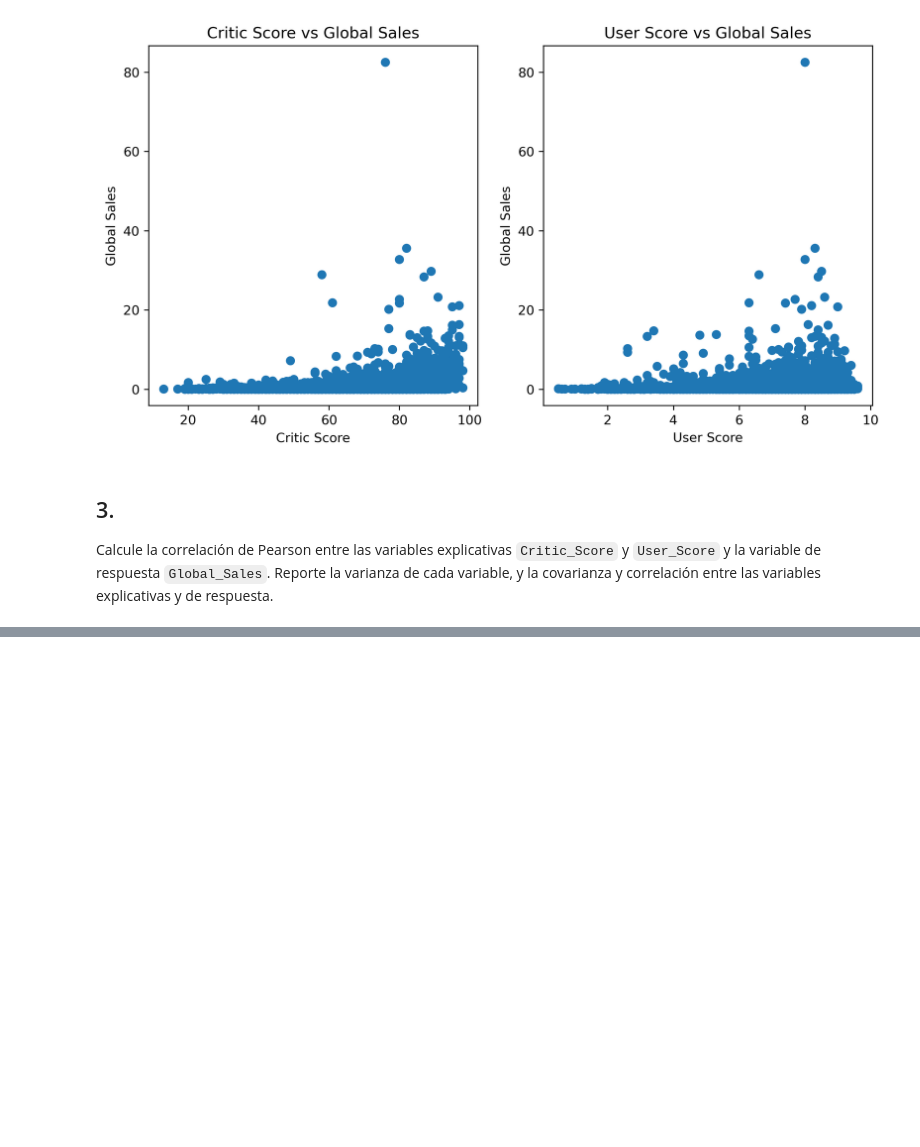
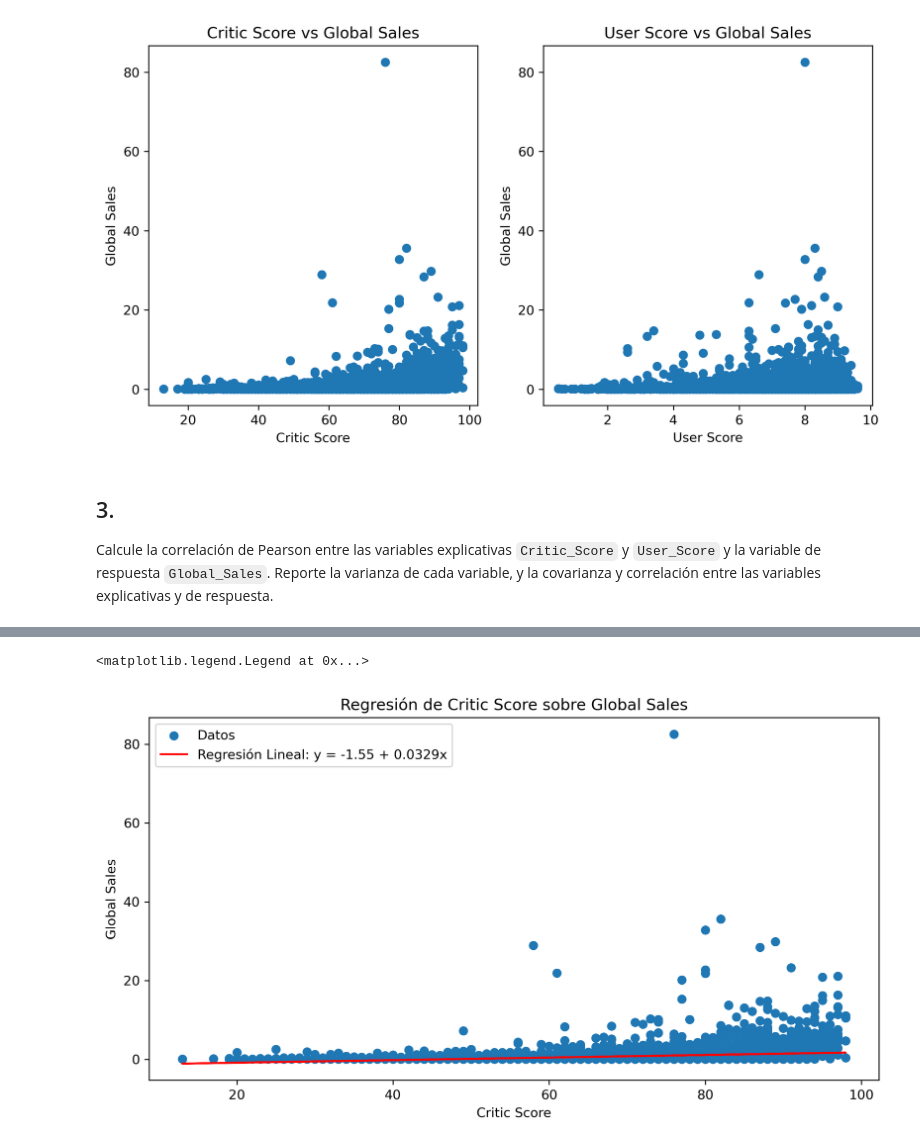
Before and after one commit to SysBioengLab/IIQ3402-Statistical-Design, a Jupyter notebook: Ayudantias/Ayudantia6_IntroModelosDeRegresion.ipynb, the cells around one changed output, grey strips where cells are left out. Cells and saved outputs as stored; diff of their text form; code cells hidden in the pictures; blank space fills up the shorter version.

```diff
--- a/Ayudantias/Ayudantia6_IntroModelosDeRegresion.ipynb
+++ b/Ayudantias/Ayudantia6_IntroModelosDeRegresion.ipynb
@@ -142,0 +333,29 @@ covar
+# %%
+# Para critic score
+media_critic = variables['Critic_Score'].mean()
+media_user = variables['User_Score'].mean()
+media_sales = variables['Global_Sales'].mean()
+
+### Regresion f(critic) = sales
+
+s_XY = np.sum(
+    (variables['Critic_Score'] - media_critic) * (variables['Global_Sales'] - media_sales)
+)
+s_XX = np.sum(
+    (variables['Critic_Score'] - media_critic) ** 2
+)
+b1_critic = s_XY / s_XX
+b0_critic = media_sales - b1_critic * media_critic
+# Predicción
+y_hat = b0_critic + b1_critic * variables['Critic_Score']
+
+fig, ax = plt.subplots(figsize=(10, 5), dpi=300)
+ax.scatter(variables['Critic_Score'], variables['Global_Sales'], label='Datos')
+ax.plot(variables['Critic_Score'], y_hat, color='red', label=f'Regresión Lineal: y = {b0_critic:.2f} + {b1_critic:.4f}x')
+ax.set_xlabel('Critic Score')
+ax.set_ylabel('Global Sales')
+ax.set_title('Regresión de Critic Score sobre Global Sales')
+ax.legend()
+# %% [output]
+<matplotlib.legend.Legend at 0x...>
+[figure, added]
```
Also changed, not shown: parts of 37 cells of this notebook, 1 other file.
